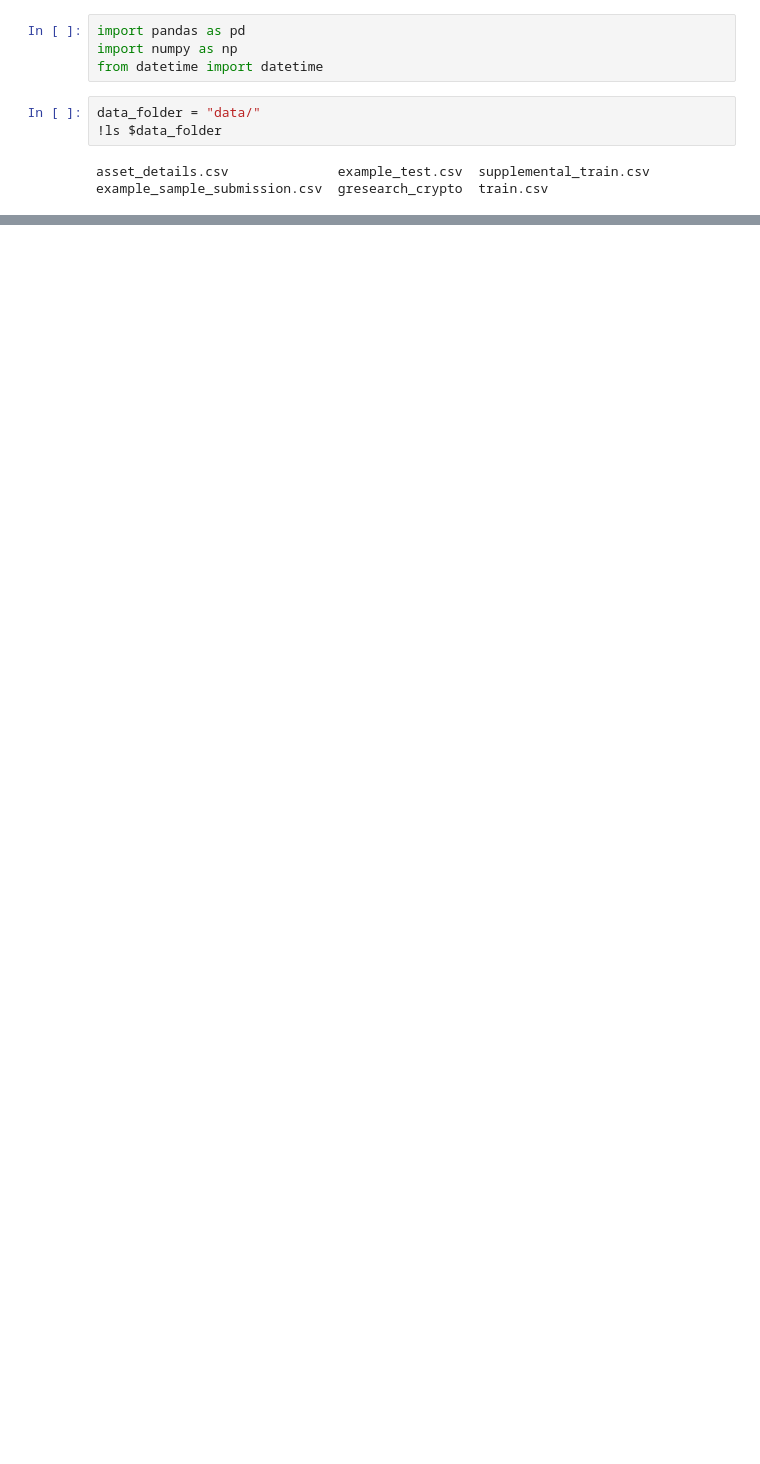
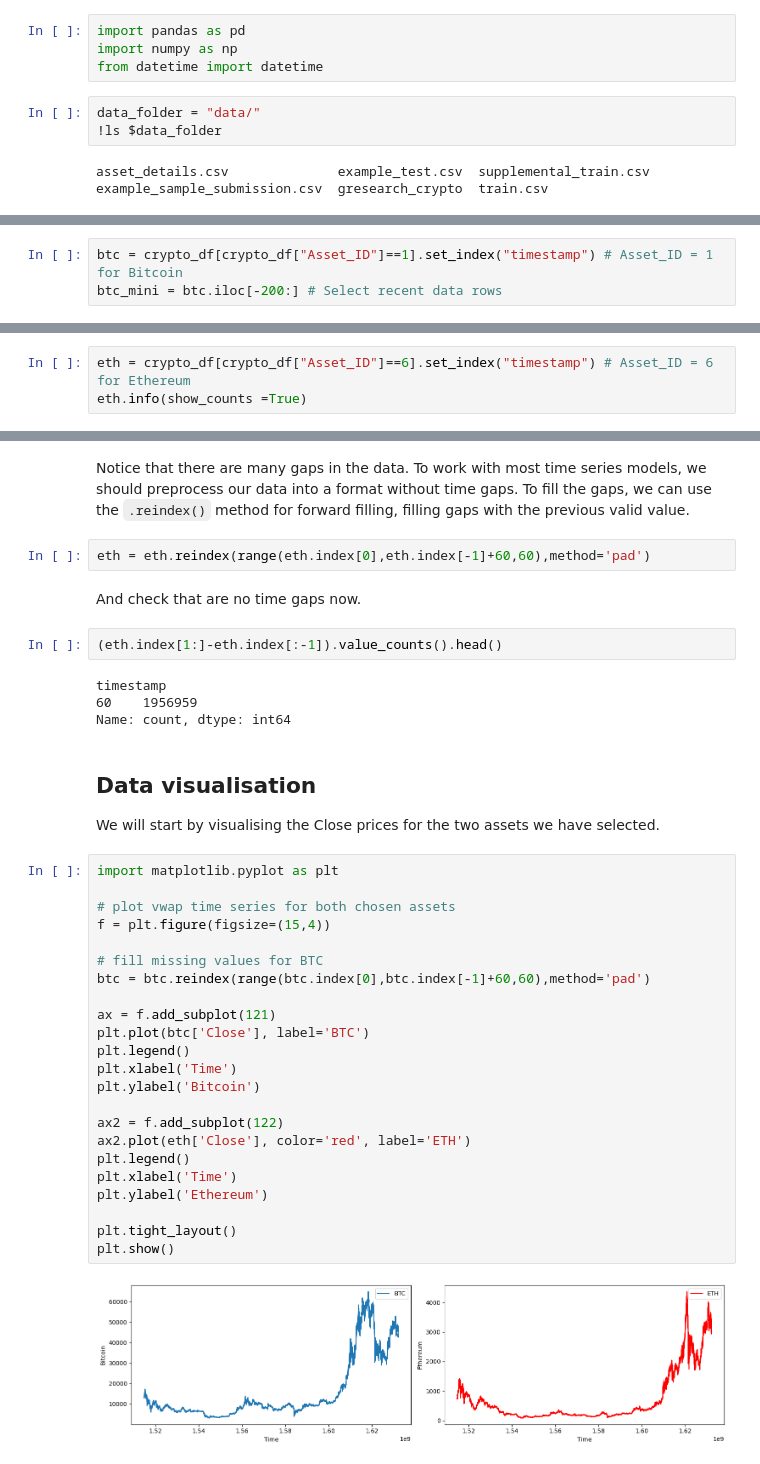
Before and after one commit to Murat-U-Saglam/L_M_L, a Jupyter notebook: MoneyBrinterBRR/poke_data.ipynb, the cells around one changed output, grey strips where cells are left out. Cells and saved outputs as stored; diff of their text form; blank space fills up the shorter version.

```diff
--- a/MoneyBrinterBRR/poke_data.ipynb
+++ b/MoneyBrinterBRR/poke_data.ipynb
@@ -25,0 +102,3 @@ crypto_df.head(10)
+# %%
+btc = crypto_df[crypto_df["Asset_ID"]==1].set_index("timestamp") # Asset_ID = 1 for Bitcoin
+btc_mini = btc.iloc[-200:] # Select recent data rows
@@ -25,0 +116,3 @@ crypto_df.head(10)
+# %%
+eth = crypto_df[crypto_df["Asset_ID"]==6].set_index("timestamp") # Asset_ID = 6 for Ethereum
+eth.info(show_counts =True)
@@ -25,0 +186,41 @@ crypto_df.head(10)
+# %% [markdown]
+Notice that there are many gaps in the data. To work with most time series models, we should preprocess our data into a format without time gaps. To fill the gaps, we can use the `.reindex()` method for forward filling, filling gaps with the previous valid value.
+# %%
+eth = eth.reindex(range(eth.index[0],eth.index[-1]+60,60),method='pad')
+# %% [markdown]
+And check that are no time gaps now.
+# %%
+(eth.index[1:]-eth.index[:-1]).value_counts().head()
+# %% [output]
+timestamp
+60    1956959
+Name: count, dtype: int64
+# %% [markdown]
+## Data visualisation
+
+We  will start by visualising the Close prices for the two assets we have selected.
+# %%
+import matplotlib.pyplot as plt
+
+# plot vwap time series for both chosen assets
+f = plt.figure(figsize=(15,4))
+
+# fill missing values for BTC
+btc = btc.reindex(range(btc.index[0],btc.index[-1]+60,60),method='pad')
+
+ax = f.add_subplot(121)
+plt.plot(btc['Close'], label='BTC')
+plt.legend()
+plt.xlabel('Time')
+plt.ylabel('Bitcoin')
+
+ax2 = f.add_subplot(122)
+ax2.plot(eth['Close'], color='red', label='ETH')
+plt.legend()
+plt.xlabel('Time')
+plt.ylabel('Ethereum')
+
+plt.tight_layout()
+plt.show()
+# %% [output]
+[figure, added]
```
Also changed, not shown: parts of 56 cells of this notebook.
